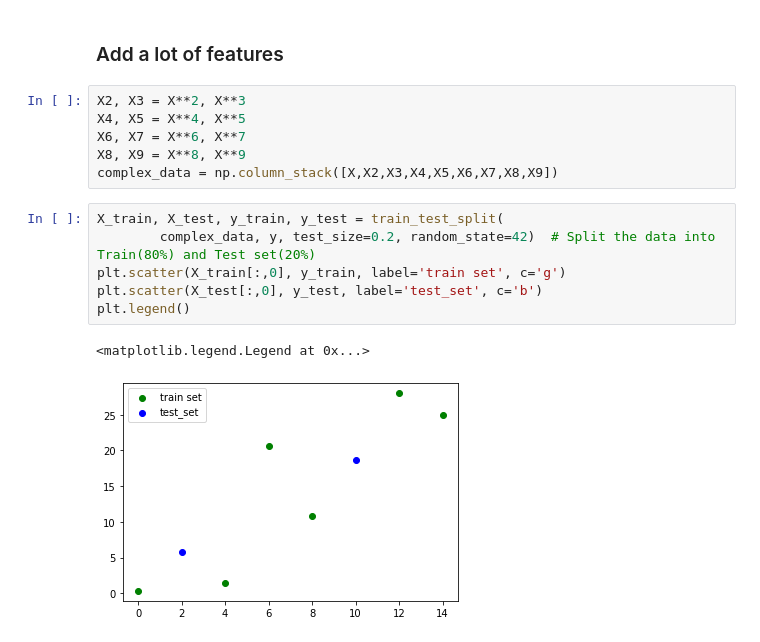
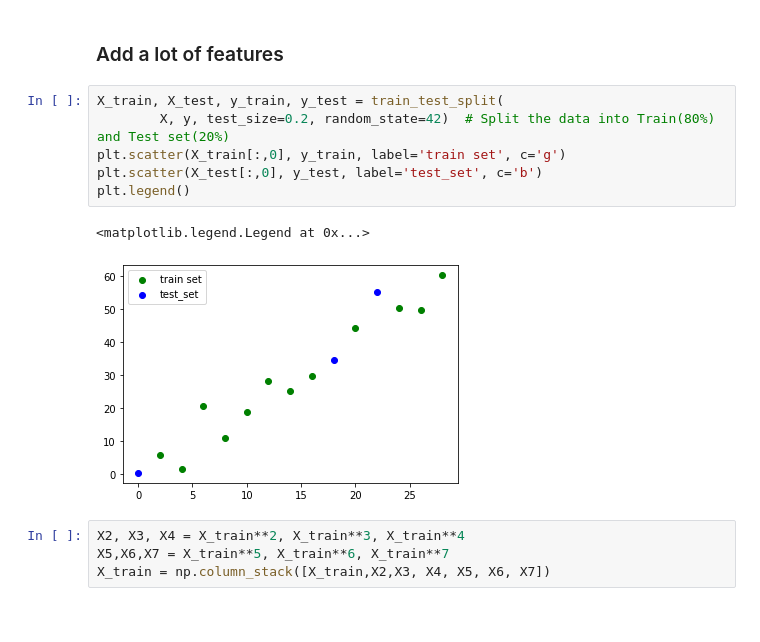
Before and after one commit to KantiCodes/DevFest_Workshop, a Jupyter notebook: ML_Debugging.ipynb, the cells around one changed output. Saved outputs shown, nothing was run; the diff lists cells and outputs as text.

Commit message:
Added bunch of stuff about train set / test_set

```diff
--- a/ML_Debugging.ipynb
+++ b/ML_Debugging.ipynb
@@ -472,17 +472,15 @@ plt.show()
 # %% [markdown]
 ### Add a lot of features
+# %%
+X_train, X_test, y_train, y_test = train_test_split(
+        X, y, test_size=0.2, random_state=42)  # Split the data into Train(80%) and Test set(20%)
+plt.scatter(X_train[:,0], y_train, label='train set', c='g')
+plt.scatter(X_test[:,0], y_test, label='test_set', c='b')
+plt.legend()
+# %% [output]
+<matplotlib.legend.Legend at 0x...>
+[figure, added]
 # %%
-X2, X3 = X**2, X**3
-X4, X5 = X**4, X**5
-X6, X7 = X**6, X**7
-X8, X9 = X**8, X**9
-complex_data = np.column_stack([X,X2,X3,X4,X5,X6,X7,X8,X9])
+X2, X3, X4 = X_train**2, X_train**3, X_train**4
+X5,X6,X7 = X_train**5, X_train**6, X_train**7
+X_train = np.column_stack([X_train,X2,X3, X4, X5, X6, X7])
-# %%
-X_train, X_test, y_train, y_test = train_test_split(
-        complex_data, y, test_size=0.2, random_state=42)  # Split the data into Train(80%) and Test set(20%)
-plt.scatter(X_train[:,0], y_train, label='train set', c='g')
-plt.scatter(X_test[:,0], y_test, label='test_set', c='b')
-plt.legend()
-# %% [output]
-<matplotlib.legend.Legend at 0x...>
-[figure, removed]
```
Also changed, not shown: parts of 15 cells of this notebook.
